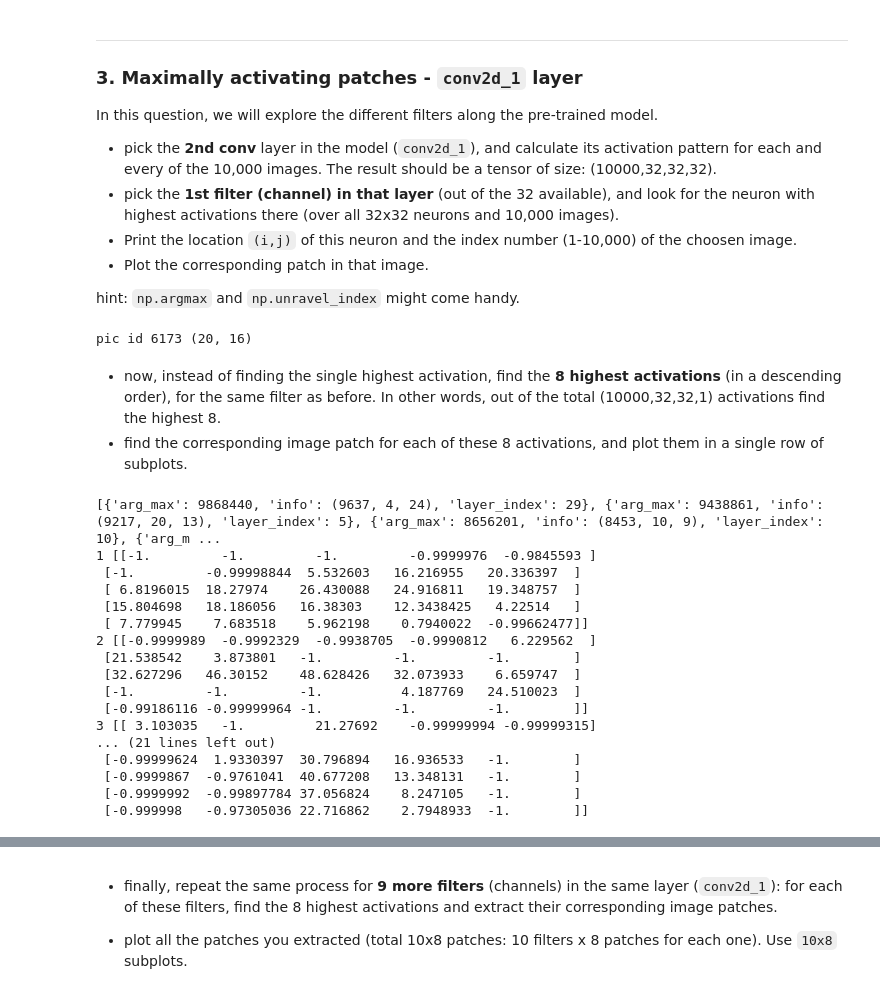
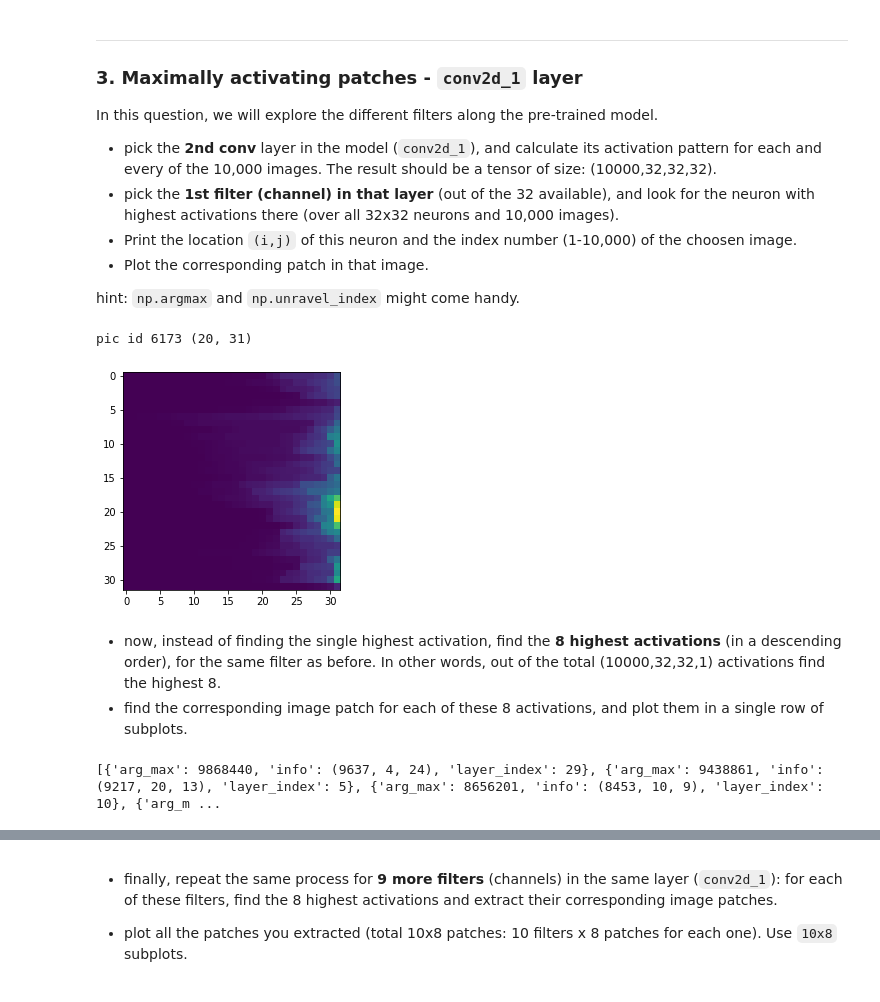
Before and after one commit to sergienko4/deep-learing, a Jupyter notebook: ex6.ipynb, the cells around one changed output, grey strips where cells are left out. Saved outputs shown, nothing was run; the diff lists cells and outputs as text; code cells hidden in the pictures.

```diff
--- a/ex6.ipynb
+++ b/ex6.ipynb
@@ -136,14 +138,18 @@ prediction = activations.predict(x_test)
 # %%
 # get the image with the i,j
 index = np.unravel_index(np.argmax(prediction[:,:,:,0]),prediction[:,:,:,0].shape)
 print(f'pic id {index[0]} {index[1],index[2]}')
+
+pyplot.imshow(prediction[index[0], :, :, 0])
+pyplot.show()
 # %% [output]
-pic id 6173 (20, 16)
+pic id 6173 (20, 31)
+[figure, added]
 # %% [markdown]
 - now, instead of finding the single highest activation, find the **8 highest activations** (in a descending order), for the same filter as before. In other words, out of the total (10000,32,32,1) activations find the highest 8.
 - find the corresponding image patch for each of these 8 activations, and plot them in a single row of subplots.
 # %%
-from operator import itemgetter, attrgetter
+
 arr_results = []
 for i in range(0,prediction.shape[-1]):
   max_arg = np.argmax(prediction[:,:,:,i])
@@ -154,30 +160,5 @@ arr_results = sorted(arr_results, key=itemgetter('arg_max'), reverse=True)
 
 top_8 = arr_results[:8]
 print(top_8)
-k = 1;
-for item in top_8:
-  i = item['info'][1]
-  j = item['info'][2]
-  imge_id = item['info'][0]
-  layer_index = item['layer_index']
-  patch = prediction[imge_id][i-2:i+3, j-2:j+3, layer_index]
-  print(k,patch)
-  k+=1
 # %% [output]
 [{'arg_max': 9868440, 'info': (9637, 4, 24), 'layer_index': 29}, {'arg_max': 9438861, 'info': (9217, 20, 13), 'layer_index': 5}, {'arg_max': 8656201, 'info': (8453, 10, 9), 'layer_index': 10}, {'arg_m ...
-1 [[-1.         -1.         -1.         -0.9999976  -0.9845593 ]
- [-1.         -0.99998844  5.532603   16.216955   20.336397  ]
- [ 6.8196015  18.27974    26.430088   24.916811   19.348757  ]
- [15.804698   18.186056   16.38303    12.3438425   4.22514   ]
- [ 7.779945    7.683518    5.962198    0.7940022  -0.99662477]]
-2 [[-0.9999989  -0.9992329  -0.9938705  -0.9990812   6.229562  ]
- [21.538542    3.873801   -1.         -1.         -1.        ]
- [32.627296   46.30152    48.628426   32.073933    6.659747  ]
- [-1.         -1.         -1.          4.187769   24.510023  ]
- [-0.99186116 -0.99999964 -1.         -1.         -1.        ]]
-3 [[ 3.103035   -1.         21.27692    -0.99999994 -0.99999315]
-... (21 lines left out)
- [-0.99999624  1.9330397  30.796894   16.936533   -1.        ]
- [-0.9999867  -0.9761041  40.677208   13.348131   -1.        ]
- [-0.9999992  -0.99897784 37.056824    8.247105   -1.        ]
- [-0.999998   -0.97305036 22.716862    2.7948933  -1.        ]]
```
Also changed, not shown: parts of 3 cells of this notebook.
